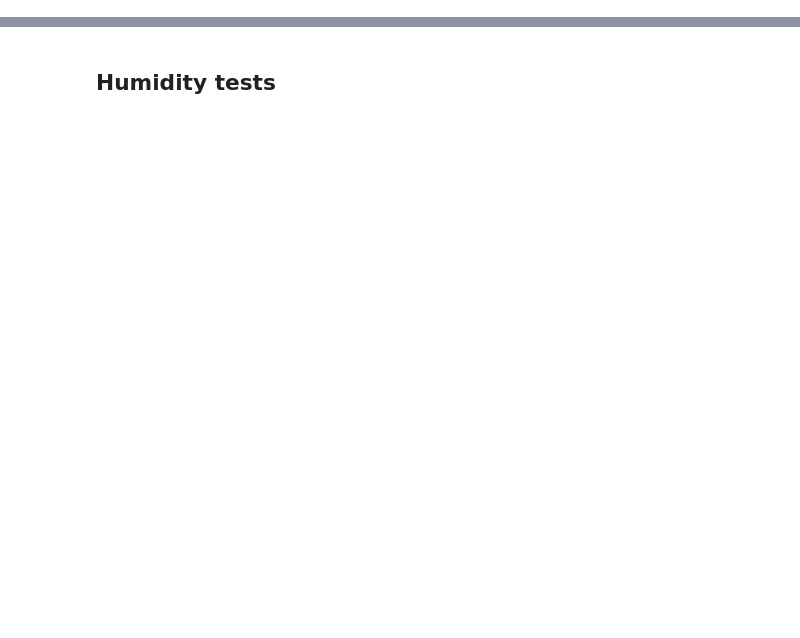
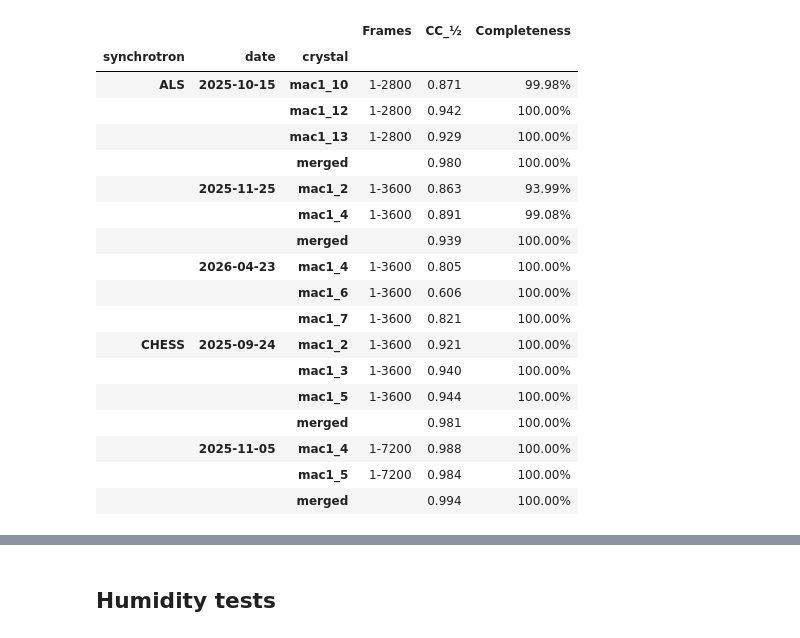
Before and after one commit to prism-science/diffuse-analysis-mac1-east-west, a Jupyter notebook: analysis/gather_dials_stats.ipynb, the cells around one changed output, grey strips where cells are left out. Saved outputs shown, nothing was run; the diff lists cells and outputs as text; code cells hidden in the pictures; blank space fills up the shorter version.

Commit message:
modify and run gather_dials_stats notebook

```diff
--- a/analysis/gather_dials_stats.ipynb
+++ b/analysis/gather_dials_stats.ipynb
@@ -1,6 +1,5 @@
 # %%
 from pathlib import Path
-import yaml
 import json
 import re
 from datetime import datetime
@@ -8,12 +7,9 @@ from datetime import datetime
 import matplotlib.pyplot as plt
 import pandas as pd
 
-# load the site config
-with open("site_config.yaml") as f:
-    config = yaml.safe_load(f)
 
 # project directory
-project_directory = Path(config['project_directory'])
+project_directory = Path('../processing/results')
 # %%
 def strip_html(cell: str) -> str:
     # collapse <sub>x</sub> into a plain suffix (e.g. "R<sub>merge</sub>" -> "R_merge")
@@ -26,33 +22,53 @@ def extract_summary_table(scaling_report):
     rows = [[strip_html(cell) for cell in r] for r in summary_table]
     header, *body = rows
     df = pd.DataFrame(body, columns=header).set_index(header[0])
     return df
 
 def extract_frame_range(scaling_report):
     return scaling_report['image_range_tables'][0][1][1]
 
 rows = []
-for p in project_directory.glob("*/*/dials/truncated/scaled_truncated.json"):
+for p in project_directory.glob("**/dials/truncated/scaled_truncated.json"):
     synchrotron, date_str = p.parts[-5].split('_')
     date = datetime.strptime(date_str, "%Y%m%d").strftime("%Y-%m-%d")
     row = {"synchrotron":synchrotron.upper(), "date":date, "crystal":p.parts[-4]}
     with open(p,'r') as f:
         scaling_report = json.load(f)
     summary_table = extract_summary_table(scaling_report)
     if row['crystal'].endswith('merge'):
         row['crystal'] = 'merged'
         row['Frames'] = ''
     else:
         frame_range = extract_frame_range(scaling_report)
         #degrees = (frame_range[1]-frame_range[0])/10
         #row['frame range'] = f'{frame_range[0]}-{frame_range[1]} ({round(degrees)}˚)'
         row['Frames'] = f'{frame_range[0]}-{frame_range[1]}'
     resol = summary_table['High resolution']['Resolution (Å)']
     row['CC_½'] = summary_table['High resolution']['CC_½']
     row['Completeness'] = summary_table['High resolution']['Completeness']
     rows.append(row)
 
 df_scaling = pd.DataFrame(rows).set_index(["synchrotron", "date", "crystal"]).sort_index()
 df_scaling
+# %% [output]
+|  |  |  | Frames | CC_½ | Completeness |
+| synchrotron | date | crystal |  |  |  |
+| ALS | 2025-10-15 | mac1_10 | 1-2800 | 0.871 | 99.98% |
+|  |  | mac1_12 | 1-2800 | 0.942 | 100.00% |
+|  |  | mac1_13 | 1-2800 | 0.929 | 100.00% |
+|  |  | merged |  | 0.980 | 100.00% |
+|  | 2025-11-25 | mac1_2 | 1-3600 | 0.863 | 93.99% |
+|  |  | mac1_4 | 1-3600 | 0.891 | 99.08% |
+|  |  | merged |  | 0.939 | 100.00% |
+|  | 2026-04-23 | mac1_4 | 1-3600 | 0.805 | 100.00% |
+|  |  | mac1_6 | 1-3600 | 0.606 | 100.00% |
+|  |  | mac1_7 | 1-3600 | 0.821 | 100.00% |
+| CHESS | 2025-09-24 | mac1_2 | 1-3600 | 0.921 | 100.00% |
+|  |  | mac1_3 | 1-3600 | 0.940 | 100.00% |
+|  |  | mac1_5 | 1-3600 | 0.944 | 100.00% |
+|  |  | merged |  | 0.981 | 100.00% |
+|  | 2025-11-05 | mac1_4 | 1-7200 | 0.988 | 100.00% |
+|  |  | mac1_5 | 1-7200 | 0.984 | 100.00% |
+|  |  | merged |  | 0.994 | 100.00% |
 # %%
 rows = []
```
Also changed, not shown: parts of 7 cells of this notebook.
